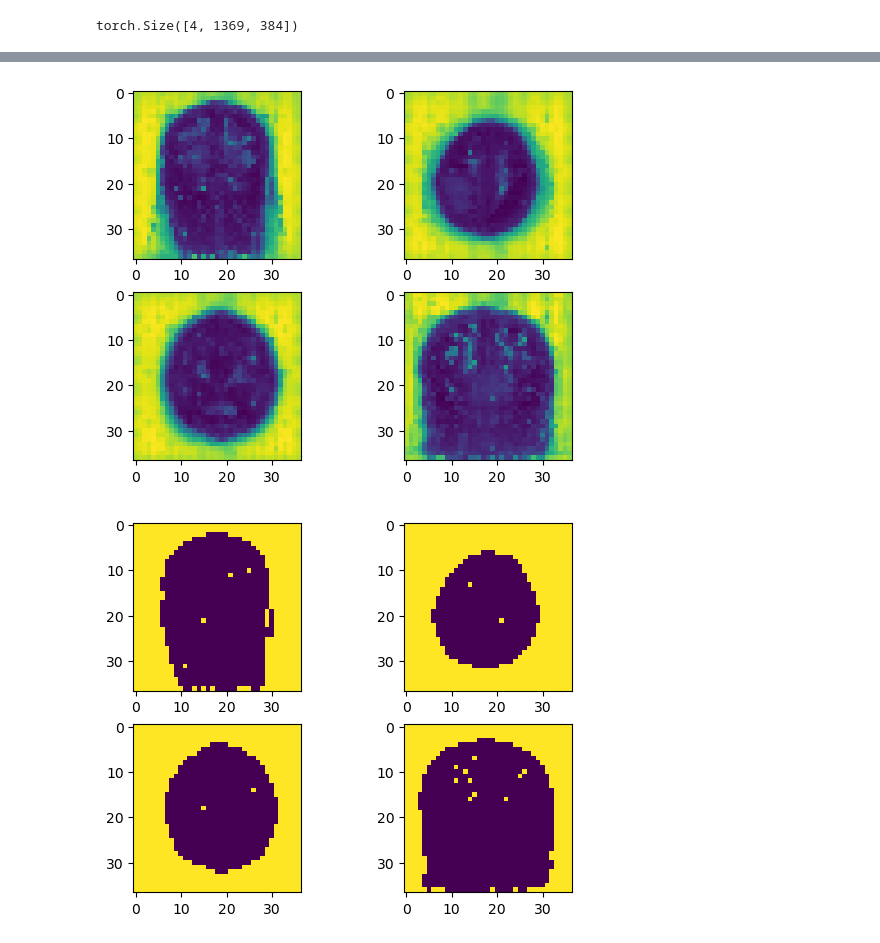
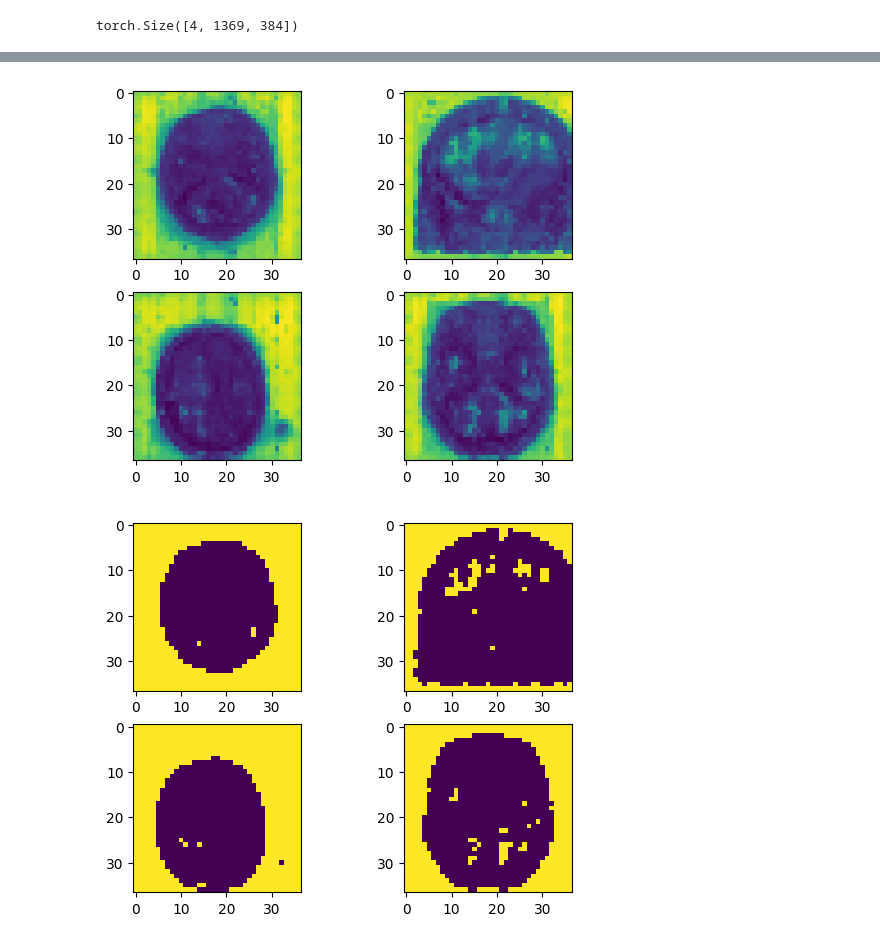
Before and after one commit to mhungdangbuonngu/DinoV2_in_medical_classification, a Jupyter notebook: visualization.ipynb, the cells around one changed output, grey strips where cells are left out. Cells and saved outputs as stored; diff of their text form; code cells hidden in the pictures.

Commit message:
final model release

```diff
--- a/visualization.ipynb
+++ b/visualization.ipynb
@@ -36,4 +37,8 @@ device(type='cuda')
 # %%
-dinov2_vits14 = torch.hub.load('facebookresearch/dinov2', 'dinov2_vits14')
+tmp_model = BrainTumorClassifier()
+tmp_model.load_state_dict(torch.load(r'model_eval/classifier_weight.pth', weights_only=False, map_location=torch.device('cpu')))
+
+# dinov2_vits14 = torch.hub.load('facebookresearch/dinov2', 'dinov2_vits14')
+dinov2_vits14 = tmp_model.transformer
 dinov2_vits14 = dinov2_vits14.to(device)
 # %% [output]
@@ -57,10 +61,15 @@ transform1 = transforms.Compose([
 ])
 # %%
 total_features  = []
-root_path='C:/Users/PC/Downloads/DiNoV2_backup/'
-folder_path=f'{root_path}/train/yes'
+
+folder_path= r'brain_tumor_dataset/Testing/'
 with torch.no_grad():
-  list_img_path = ['/home/mhung/Documents/python/DinoV2_in_medical_classification/brain_tumor_dataset/Training/glioma/Tr-gl_0010.jpg','/home/mhung/Documents/python/DinoV2_in_medical_classification/brain_tumor_dataset/Training/meningioma/Tr-me_0010.jpg','/home/mhung/Documents/python/DinoV2_in_medical_classification/brain_tumor_dataset/Training/notumor/Tr-no_0010.jpg','/home/mhung/Documents/python/DinoV2_in_medical_classification/brain_tumor_dataset/Training/pituitary/Tr-pi_0010.jpg' ]
+  list_img_path = []
+
+  for class_folder in os.listdir(folder_path):
+    tmp_path = os.path.join(folder_path, class_folder)
+    list_img_path.append(os.path.join(tmp_path, os.listdir(tmp_path)[0]))
+
   for img_path in list_img_path:
     img = Image.open(img_path).convert('RGB')
     img_t = transform1(img).to(device)
@@ -68,6 +77,7 @@ with torch.no_grad():
     features_dict = dinov2_vits14.forward_features(img_t.unsqueeze(0))
     features = features_dict['x_norm_patchtokens']
     total_features.append(features)
+
 total_features = torch.cat(total_features, dim=0)
 total_features.shape
 # %% [output]
@@ -103,18 +113,18 @@ for i in range(4):
 
 plt.show()
 # %% [output]
-[figure, old version]
+[figure, new version]
 # %%
-pca_features_bg = pca_features[:, 0] > 0.4 # from first histogram
+pca_features_bg = pca_features[:, 0] > 0.3 # from first histogram
 pca_features_fg = ~pca_features_bg
 
 # plot the pca_features_bg
 for i in range(4):
     plt.subplot(2, 2, i+1)
     plt.imshow(pca_features_bg[i * patch_h * patch_w: (i+1) * patch_h * patch_w].reshape(patch_h, patch_w))
 plt.show()
 # %% [output]
-[figure, old version]
+[figure, new version]
 # %%
 pca.fit(total_features[pca_features_fg])
 pca_features_left = pca.transform(total_features[pca_features_fg])
```
Also changed, not shown: parts of 5 cells of this notebook, 10 other files.
